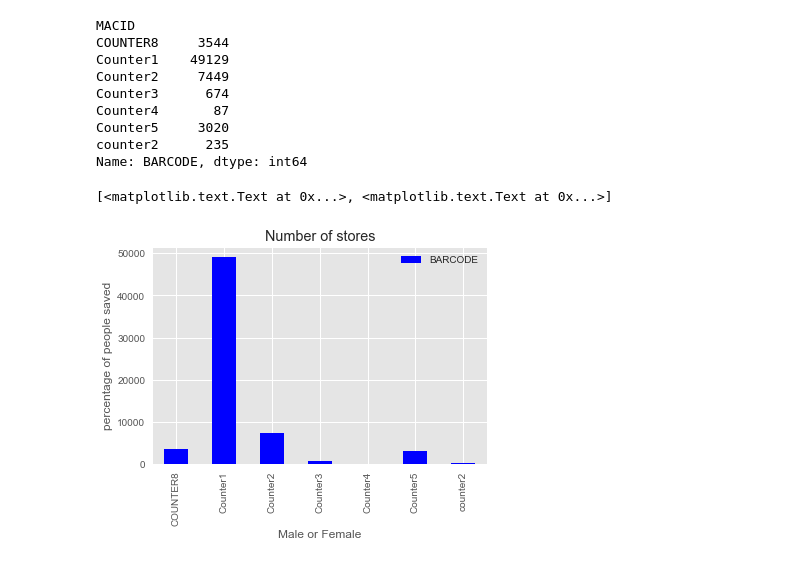
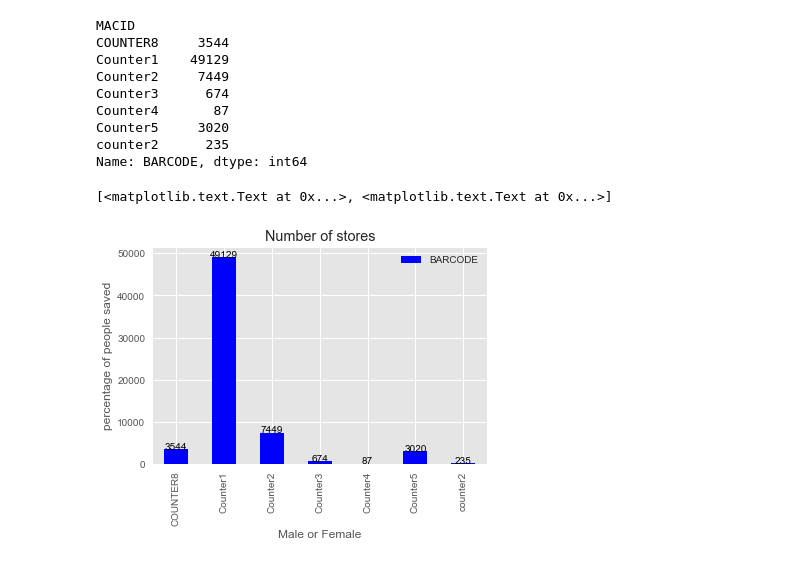
Before and after one commit to LakshayNagpal/HUL-Data-Analysis, a Jupyter notebook: HUL-Phase2.ipynb, the cells around one changed output. Saved outputs shown, nothing was run; the diff lists cells and outputs as text; code cells hidden in the pictures.

```diff
--- a/HUL-Phase2.ipynb
+++ b/HUL-Phase2.ipynb
@@ -106,6 +113,9 @@ ax = x.plot(kind='bar',
             grid=True,
             legend=True,
             color="green")
+for i in range(0,len(x)):
+    ax.text(i, x.iloc[i], x.iloc[i], color='black',ha='center')
+
 ax.set(xlabel="Male or Female", ylabel="percentage of people saved")
 # %% [output]
 Populating the interactive namespace from numpy and matplotlib
@@ -149,10 +159,13 @@ Name: BARCODE, dtype: int64
 # %%
 ax = z.plot(kind='bar',
             title='Number of stores',
             grid=True,
             legend=True,
             color="blue")
+for i in range(0,len(z)):
+    ax.text(i, z.iloc[i], z.iloc[i], color='black',ha='center')
+
 ax.set(xlabel="Male or Female", ylabel="percentage of people saved")
 # %% [output]
 [<matplotlib.text.Text at 0x...>, <matplotlib.text.Text at 0x...>]
-[figure, old version]
+[figure, new version]
```
Also changed, not shown: parts of 11 cells of this notebook.
